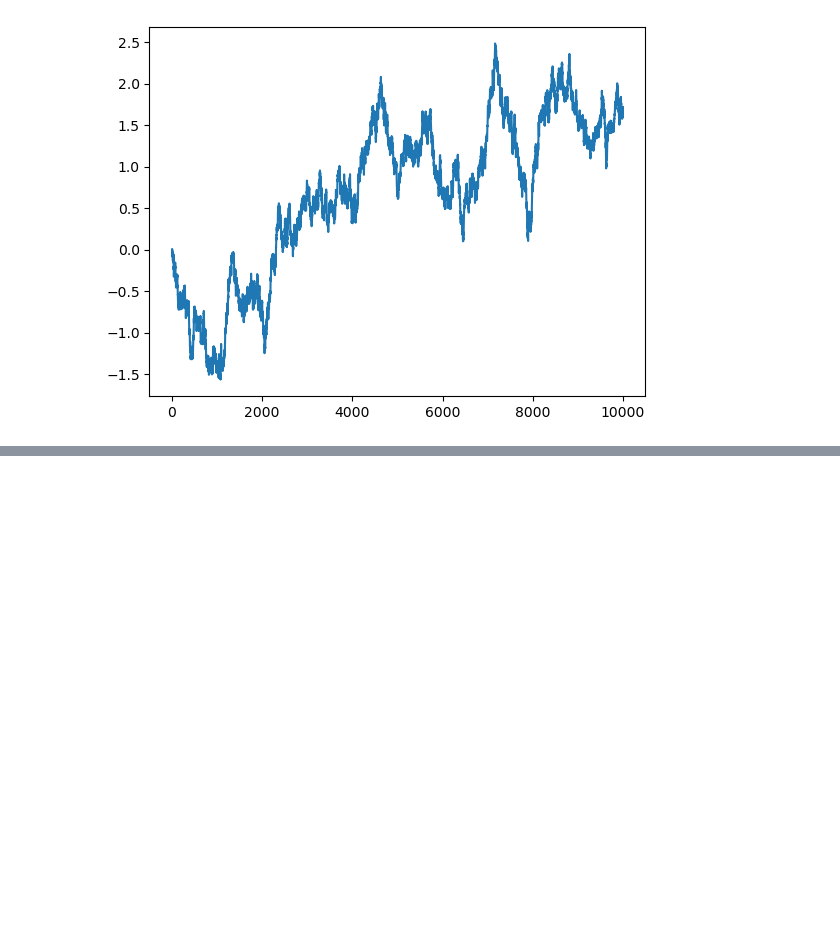
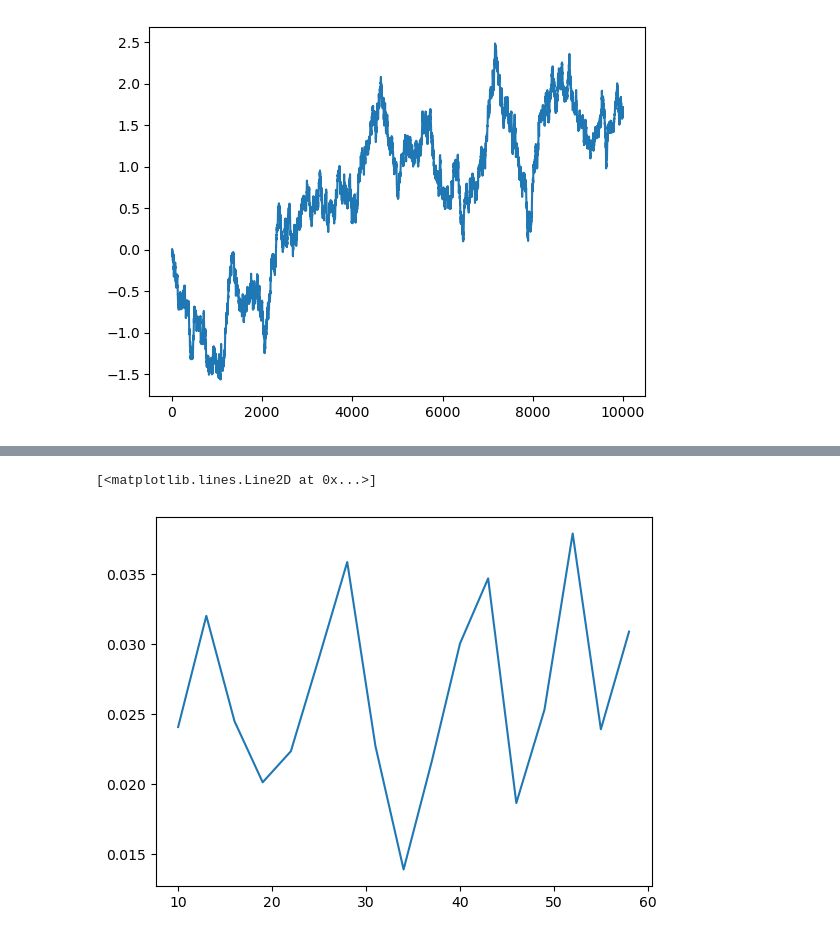
Before and after one commit to alexandreduplessis/Performative_Generation_Framework, a Jupyter notebook: notebooks/gmm.ipynb, the cells around one changed output, grey strips where cells are left out. Saved outputs shown, nothing was run; the diff lists cells and outputs as text; code cells hidden in the pictures; blank space fills up the shorter version.

```diff
--- a/notebooks/gmm.ipynb
+++ b/notebooks/gmm.ipynb
@@ -125,0 +155,31 @@ plt.show()
+# %%
+def test(n_samples, n_components, dim):
+    samples = np.random.multivariate_normal(np.zeros(dim), np.eye(dim), n_samples)
+    w1 = wasserstein_distance(samples, np.random.multivariate_normal(np.zeros(dim), np.eye(dim), n_samples))
+    gmm = GaussianMixture(n_components=n_components, covariance_type='spherical')
+    gmm.fit(samples)
+    gen_samples = gmm.sample(n_samples)[0]
+    w2 = wasserstein_distance(gen_samples, np.random.multivariate_normal(np.zeros(dim), np.eye(dim), n_samples))
+    gmm = GaussianMixture(n_components=n_components, covariance_type='spherical')
+    gmm.fit(gen_samples)
+    gen_samples2 = gmm.sample(n_samples)[0]
+    w3 = wasserstein_distance(gen_samples2, np.random.multivariate_normal(np.zeros(dim), np.eye(dim), n_samples))
+    return w1, w2, w3
+# %%
+n_components_range = range(10, 60, 3)
+n_samples = 100
+dim = 1
+redo = 100
+impr_list = []
+for n_components in tqdm(n_components_range):
+    mean_improvement = 0
+    for _ in range(redo):
+        w1, w2, w3 = test(n_samples, n_components, dim)
+        mean_improvement += w3 - w2
+    mean_improvement /= redo
+    impr_list.append(mean_improvement)
+
+plt.plot(n_components_range, impr_list)
+# %% [output]
+[<matplotlib.lines.Line2D at 0x...>]
+[figure, added]
```
Also changed, not shown: parts of 5 cells of this notebook.
